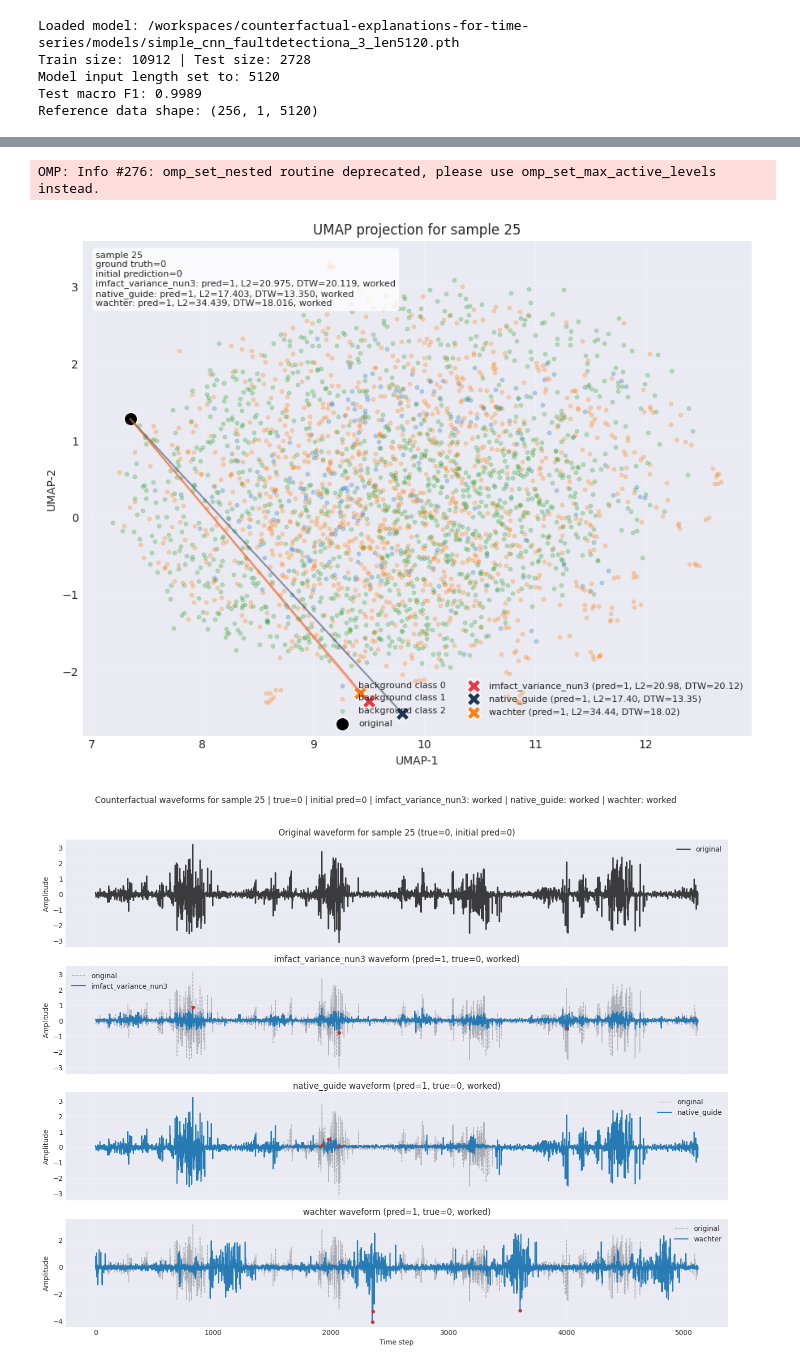
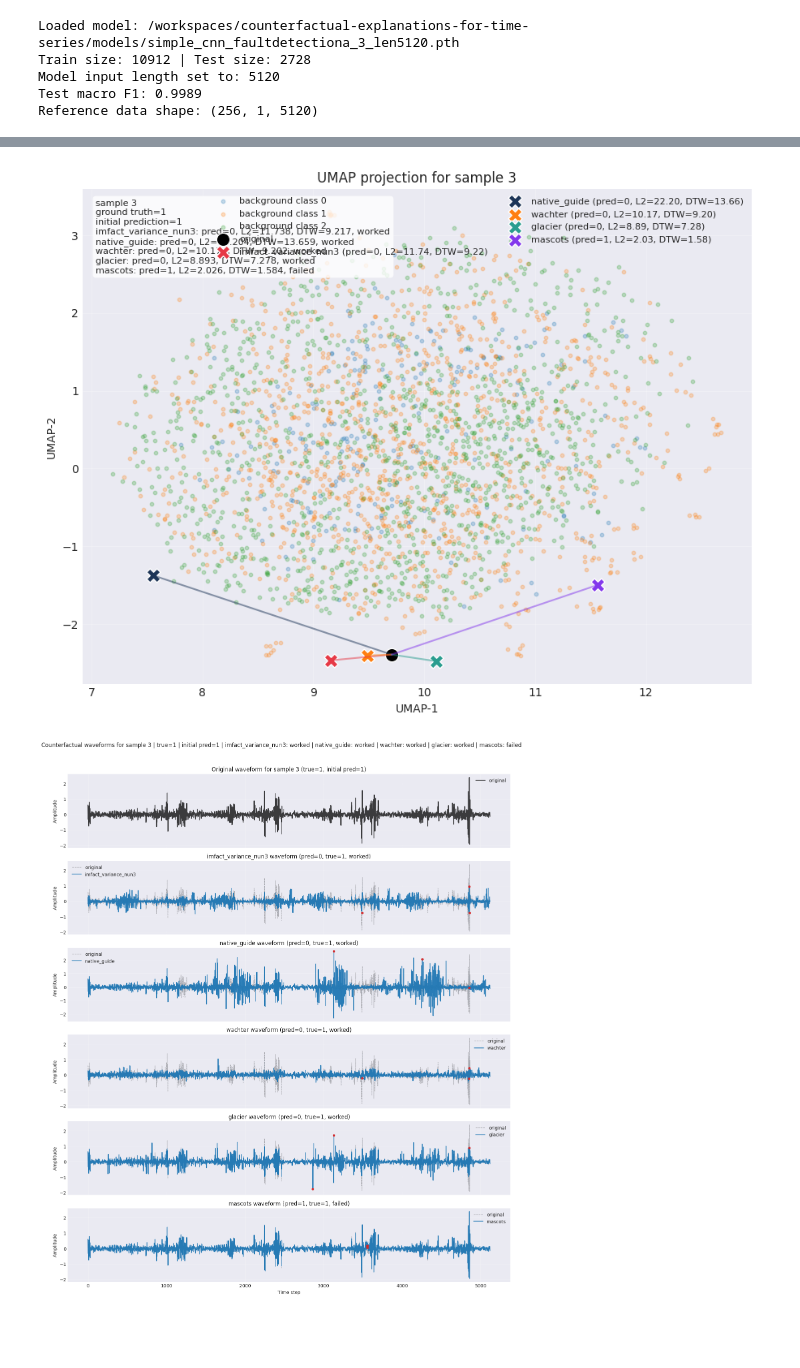
Before and after one commit to visual-xai-for-time-series/counterfactual-explanations-for-time-series, a Jupyter notebook: cfts/cf_imfact/experiments/faultdetectiona/imfact_vs_native_guide_wachter_keane_projection.ipynb, the cells around one changed output, grey strips where cells are left out. Drawn from its saved outputs; the diff is of its cells as text; code cells hidden in the pictures; blank space fills up the shorter version.

```diff
--- a/cfts/cf_imfact/experiments/faultdetectiona/imfact_vs_native_guide_wachter_keane_projection.ipynb
+++ b/cfts/cf_imfact/experiments/faultdetectiona/imfact_vs_native_guide_wachter_keane_projection.ipynb
@@ -226,7 +301,7 @@ Test macro F1: 0.9989
 Reference data shape: (256, 1, 5120)
 # %%
 # Evaluate methods on correctly classified samples.
-N_SAMPLES = 50
+N_SAMPLES = 10
 selected_indices = select_correct_indices(model, dataset_test, max_count=N_SAMPLES, device=device)
 print(f"Using {len(selected_indices)} correctly classified samples.")
 
@@ -234,7 +309,8 @@ model_for_metrics = model_wrapper_factory(model, device)
 records = []
 all_cf_outputs = {}
 
-for idx in selected_indices:
+for i, idx in enumerate(selected_indices):
+    print(f"[{i + 1}/{len(selected_indices)}] sample idx={idx}", flush=True)
     sample, label = dataset_test[idx]
     sample = np.asarray(sample, dtype=np.float32)
 
@@ -247,6 +323,8 @@ for idx in selected_indices:
         "imfact_variance_nun3": lambda: run_imfact_variance(sample, dataset_test, model, target_class),
         "native_guide": lambda: run_native_guide(sample, dataset_test, model, target_class),
         "wachter": lambda: run_wachter(sample, dataset_test, model, target_class),
+        "glacier": lambda: run_glacier(sample, dataset_test, model, target_class),
+        "mascots": lambda: run_mascots(sample, dataset_test, model, target_class),
     }
 
     all_cf_outputs[idx] = {"sample": sample, "true_label": true_label, "target_class": target_class}
@@ -270,16 +348,24 @@ for idx in selected_indices:
             "keane_proximity": np.nan,
             "keane_compactness": np.nan,
             "validity": 0.0,
+            "euclidean_dist_zscore": np.nan,
+            "manhattan_distance": np.nan,
+            "l0_norm": np.nan,
+            "compactness": np.nan,
+            "elapsed": np.nan,
             "error": None,
         }
+        start_time = time.time()
         try:
             cf, pred_cf_scores = runner()
         except Exception as exc:
-            records.append({**base_record, "error": f"{type(exc).__name__}: {exc}"})
+            elapsed = time.time() - start_time
+            records.append({**base_record, "elapsed": elapsed, "error": f"{type(exc).__name__}: {exc}"})
             continue
+        elapsed = time.time() - start_time
 
         if cf is None or pred_cf_scores is None:
-            records.append({**base_record, "error": "Method returned None"})
+            records.append({**base_record, "elapsed": elapsed, "error": "Method returned None"})
             continue
 
         cf = np.asarray(cf, dtype=np.float32)
@@ -295,9 +381,11 @@ for idx in selected_indices:
             model=model_for_metrics,
             target_classes=int(target_class),
         )
+        extra_metrics = evaluate_counterfactual(sample_cf, cf_cf, dtw_max_length=None)
 
         records.append({
             **base_record,
+            "elapsed": elapsed,
             "pred_cf": pred_cf,
             "success": bool(success),
             "l2_norm": float(l2_distance(sample_cf, cf_cf)),
@@ -310,6 +398,10 @@ for idx in selected_indices:
             "keane_proximity": float(keane["proximity"]),
             "keane_compactness": float(keane["compactness"]),
             "validity": float(prediction_change(sample_cf, cf_cf, model_for_metrics, target_class=target_class)),
+            "euclidean_dist_zscore": extra_metrics["euclidean_dist_zscore"],
+            "manhattan_distance": extra_metrics["manhattan_distance"],
+            "l0_norm": extra_metrics["l0_norm"],
+            "compactness": extra_metrics["compactness"],
         })
 
         all_cf_outputs[idx][method_name] = cf
@@ -404,7 +561,7 @@ plt.show()
 background_data = np.stack([to_channel_first(dataset_test[i][0]).reshape(-1) for i in range(len(dataset_test))], axis=0)
 background_labels = np.array([to_class_index(dataset_test[i][1]) for i in range(len(dataset_test))])
 
-method_order = ["imfact_variance_nun3", "native_guide", "wachter"]
+method_order = ["imfact_variance_nun3", "native_guide", "wachter", "glacier", "mascots"]
 
 sample_success_counts = (
     results_df[results_df["sample_idx"].isin(selected_indices)]
@@ -440,6 +597,8 @@ method_colors = {
     "imfact_variance_nun3": "#e63946",
     "native_guide": "#1d3557",
     "wachter": "#ff7f11",
+    "glacier": "#2a9d8f",
+    "mascots": "#8338ec",
 }
 
 sample_results = results_df[results_df["sample_idx"] == rep_idx]
@@ -518,11 +677,10 @@ ax.legend(loc="best", fontsize=8, ncols=2)
 plt.tight_layout()
 plt.show()
 # %% [output]
-OMP: Info #276: omp_set_nested routine deprecated, please use omp_set_max_active_levels instead.
-[figure, old version]
+[figure, new version]
 # %%
 # Signal-space comparison with subplots for the same representative sample.
-method_order = ["imfact_variance_nun3", "native_guide", "wachter"]
+method_order = ["imfact_variance_nun3", "native_guide", "wachter", "glacier", "mascots"]
 
 sample_success_counts = (
     results_df[results_df["sample_idx"].isin(selected_indices)]
@@ -580,31 +738,31 @@ axes[0].grid(True, alpha=0.3)
 axes[0].legend(loc="best")
 
 # Remaining panels: one method per subplot.
 for i, method_name in enumerate(method_order, start=1):
     ax = axes[i]
     cf = rep_payload.get(method_name)
     info = info_lookup.get(method_name, {})
     worked = info.get("success", False)
     pred_cf = info.get("pred", None)
 
     ax.plot(x, label="original", color="black", linewidth=1.0, linestyle="--", alpha=0.25)
     if cf is None:
         ax.text(0.5, 0.5, f"{method_name}: no counterfactual available", ha="center", va="center", transform=ax.transAxes)
     else:
         cf_line = to_channel_first(cf)[0]
         ax.plot(cf_line, label=method_name, linewidth=1.6, alpha=0.95, color="#1f77b4")
         ax.fill_between(x_axis, x, cf_line, color="#1f77b4", alpha=0.18, linewidth=0)
         diff_abs = np.abs(cf_line - x)
         top_idx = np.argsort(diff_abs)[-3:] if diff_abs.size >= 3 else np.arange(diff_abs.size)
         ax.scatter(x_axis[top_idx], cf_line[top_idx], s=18, color="#d62728", alpha=0.9, zorder=4)
 
     ax.set_title(f"{method_name} waveform (pred={pred_cf}, true={true_label}, {'worked' if worked else 'failed'})")
     ax.set_ylabel("Amplitude")
     ax.grid(True, alpha=0.3)
     ax.legend(loc="best")
 
 axes[-1].set_xlabel("Time step")
 plt.tight_layout(rect=[0, 0, 1, 0.98])
 plt.show()
 # %% [output]
-[figure, old version]
+[figure, new version]
```
Also changed, not shown: parts of 5 cells of this notebook, 43 other files.
